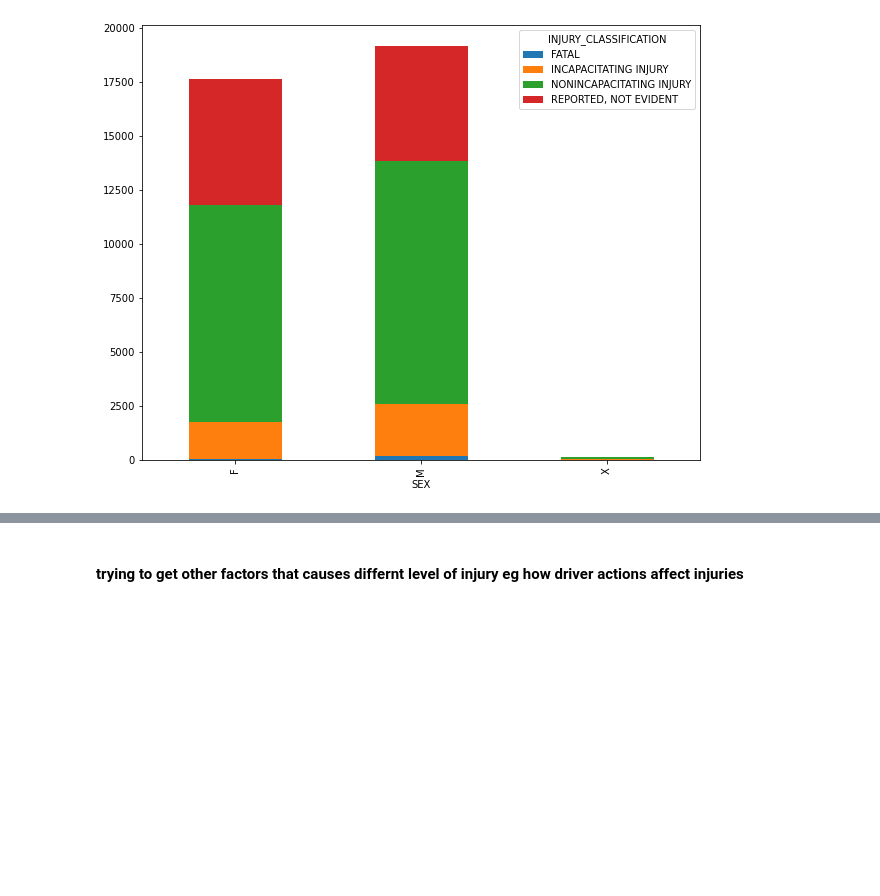
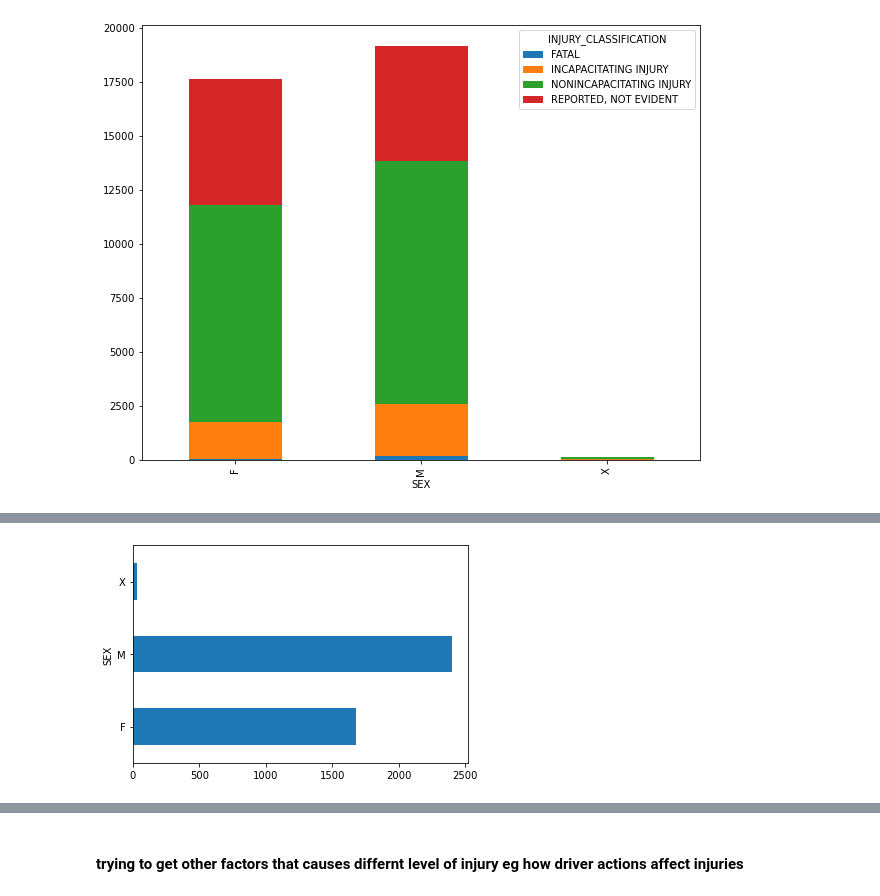
Before and after one commit to Judie-jodie/judy-sonnie, a Jupyter notebook: predictive phase 3 project.ipynb, the cells around one changed output, grey strips where cells are left out. Drawn from its saved outputs; the diff is of its cells as text; code cells hidden in the pictures; blank space fills up the shorter version.

```diff
--- a/predictive phase 3 project.ipynb
+++ b/predictive phase 3 project.ipynb
@@ -736,0 +741,4 @@ df.plot.bar(stacked=True, figsize=(10, 8));
+# %%
+pd.crosstab(people_new.SEX, people_new.INJURY_CLASSIFICATION)['INCAPACITATING INJURY'].plot.barh();
+# %% [output]
+[figure, added]
```
Also changed, not shown: parts of 71 cells of this notebook.
